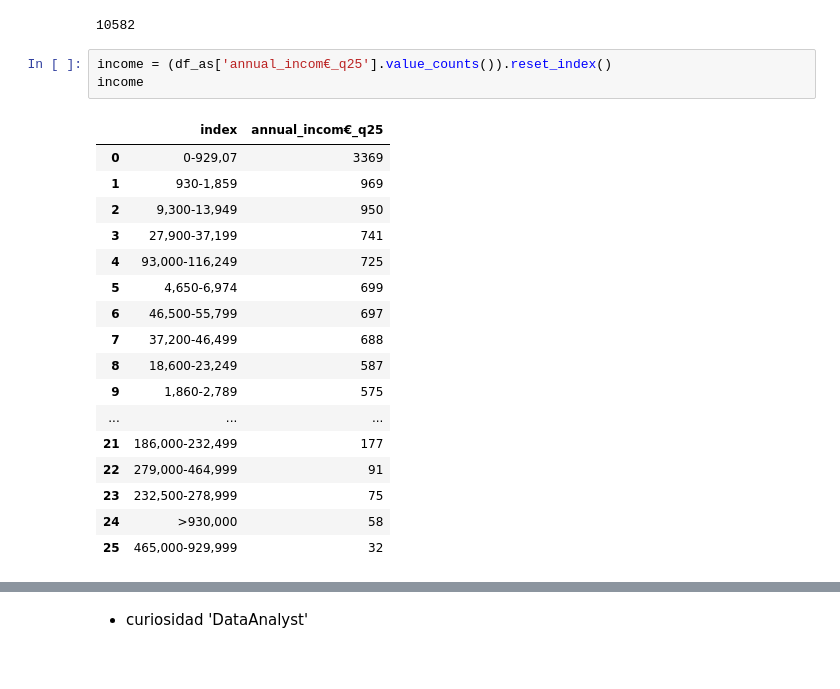
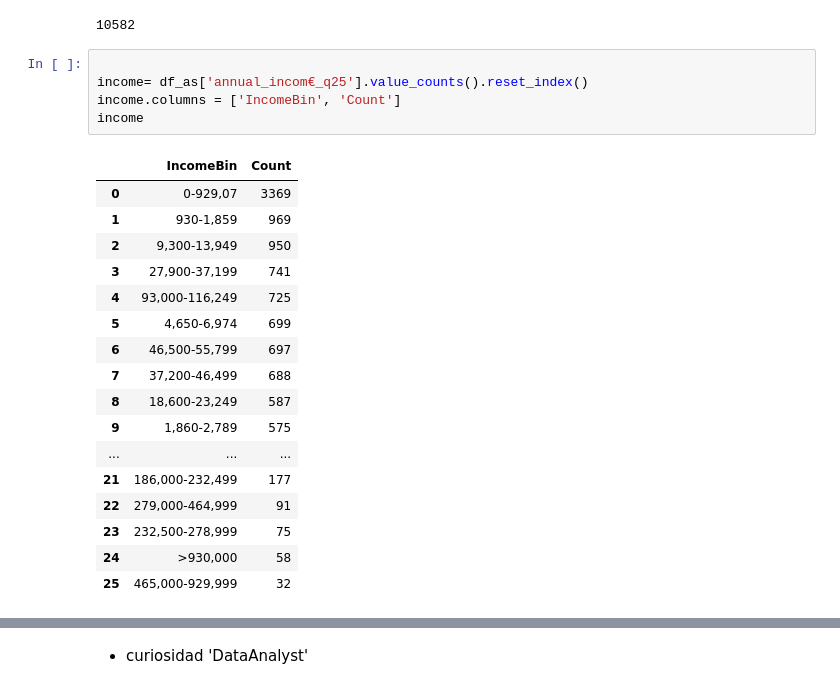
Before and after one commit to Adalab/project-da-promo-c-module-2-team-1, a Jupyter notebook: code/edad.genero.salario.ipynb, the cells around one changed output, grey strips where cells are left out. Saved outputs shown, nothing was run; the diff lists cells and outputs as text.

```diff
--- a/code/edad.genero.salario.ipynb
+++ b/code/edad.genero.salario.ipynb
@@ -335,10 +289,12 @@ df_as['annual_incom€_q25'].isnull().sum()
 # %% [output]
 10582
 # %%
-income = (df_as['annual_incom€_q25'].value_counts()).reset_index()
+
+income= df_as['annual_incom€_q25'].value_counts().reset_index()
+income.columns = ['IncomeBin', 'Count']
 income
 # %% [output]
-|  | index | annual_incom€_q25 |
+|  | IncomeBin | Count |
 | 0 | 0-929,07 | 3369 |
 | 1 | 930-1,859 | 969 |
 | 2 | 9,300-13,949 | 950 |
```
Also changed, not shown: parts of 41 cells of this notebook.
